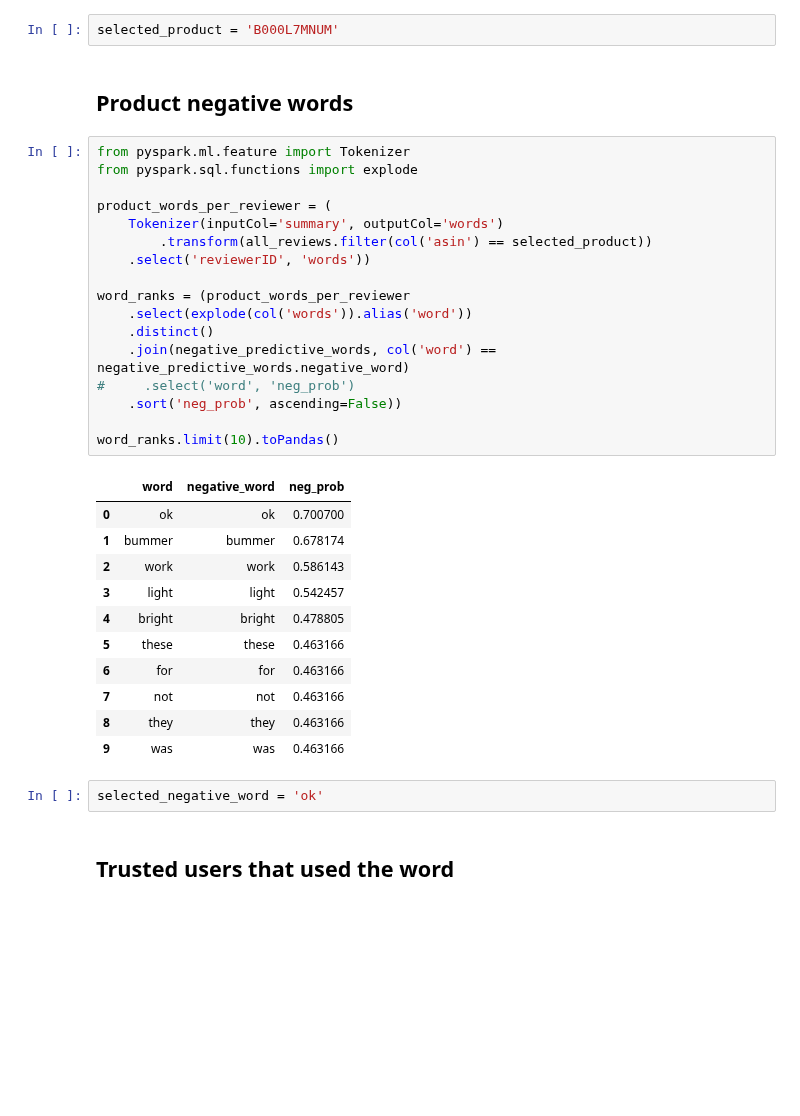
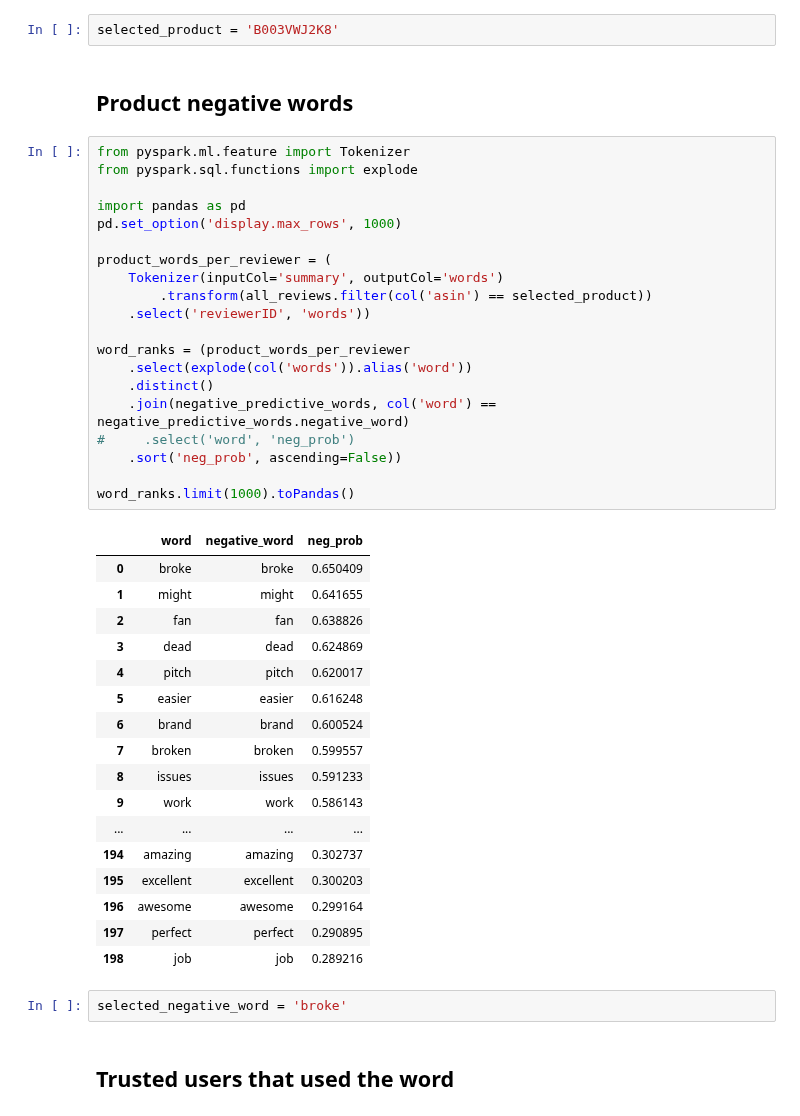
Before and after one commit to koulakis/amazon-review-qa-analysis, a Jupyter notebook: Trusted Users Insight System.ipynb, the cells around one changed output. Saved outputs shown, nothing was run; the diff lists cells and outputs as text; blank space fills up the shorter version.

```diff
--- a/Trusted Users Insight System.ipynb
+++ b/Trusted Users Insight System.ipynb
@@ -395,38 +393,47 @@ reviewed_products = (all_metadata
 # %%
-selected_product = 'B000L7MNUM'
+selected_product = 'B003VWJ2K8'
 # %% [markdown]
 ## Product negative words
 # %%
 from pyspark.ml.feature import Tokenizer
 from pyspark.sql.functions import explode
+
+import pandas as pd
+pd.set_option('display.max_rows', 1000)
 
 product_words_per_reviewer = (
     Tokenizer(inputCol='summary', outputCol='words')
         .transform(all_reviews.filter(col('asin') == selected_product))
     .select('reviewerID', 'words'))
 
 word_ranks = (product_words_per_reviewer
     .select(explode(col('words')).alias('word'))
     .distinct()
     .join(negative_predictive_words, col('word') == negative_predictive_words.negative_word)
 #     .select('word', 'neg_prob')
     .sort('neg_prob', ascending=False))
 
-word_ranks.limit(10).toPandas()
+word_ranks.limit(1000).toPandas()
 # %% [output]
 |  | word | negative_word | neg_prob |
-| 0 | ok | ok | 0.700700 |
-| 1 | bummer | bummer | 0.678174 |
-| 2 | work | work | 0.586143 |
-| 3 | light | light | 0.542457 |
-| 4 | bright | bright | 0.478805 |
-| 5 | these | these | 0.463166 |
-| 6 | for | for | 0.463166 |
-| 7 | not | not | 0.463166 |
-| 8 | they | they | 0.463166 |
-| 9 | was | was | 0.463166 |
+| 0 | broke | broke | 0.650409 |
+| 1 | might | might | 0.641655 |
+| 2 | fan | fan | 0.638826 |
+| 3 | dead | dead | 0.624869 |
+| 4 | pitch | pitch | 0.620017 |
+| 5 | easier | easier | 0.616248 |
+| 6 | brand | brand | 0.600524 |
+| 7 | broken | broken | 0.599557 |
+| 8 | issues | issues | 0.591233 |
+| 9 | work | work | 0.586143 |
+| ... | ... | ... | ... |
+| 194 | amazing | amazing | 0.302737 |
+| 195 | excellent | excellent | 0.300203 |
+| 196 | awesome | awesome | 0.299164 |
+| 197 | perfect | perfect | 0.290895 |
+| 198 | job | job | 0.289216 |
 # %%
-selected_negative_word = 'ok'
+selected_negative_word = 'broke'
 # %% [markdown]
 ## Trusted users that used the word
 # %%
```
Also changed, not shown: parts of 9 cells of this notebook, 1 other file.
